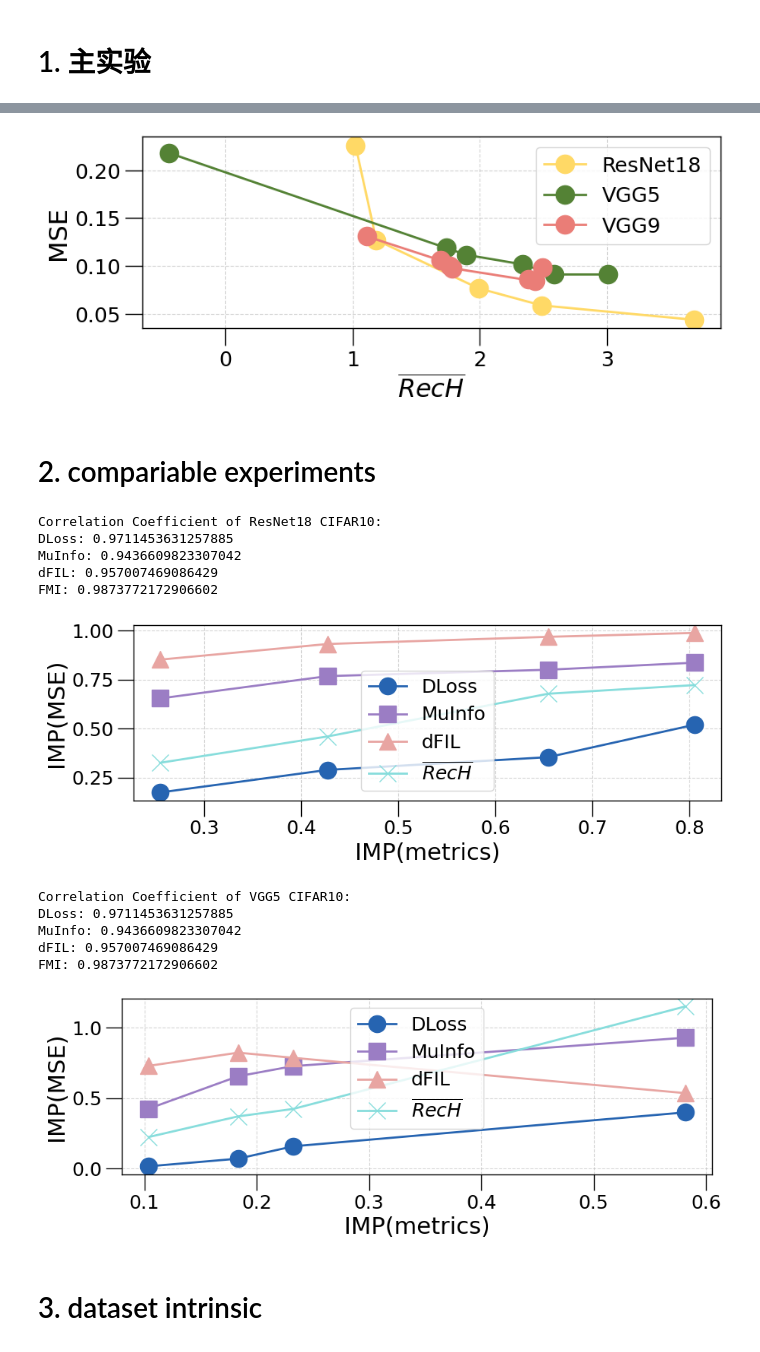
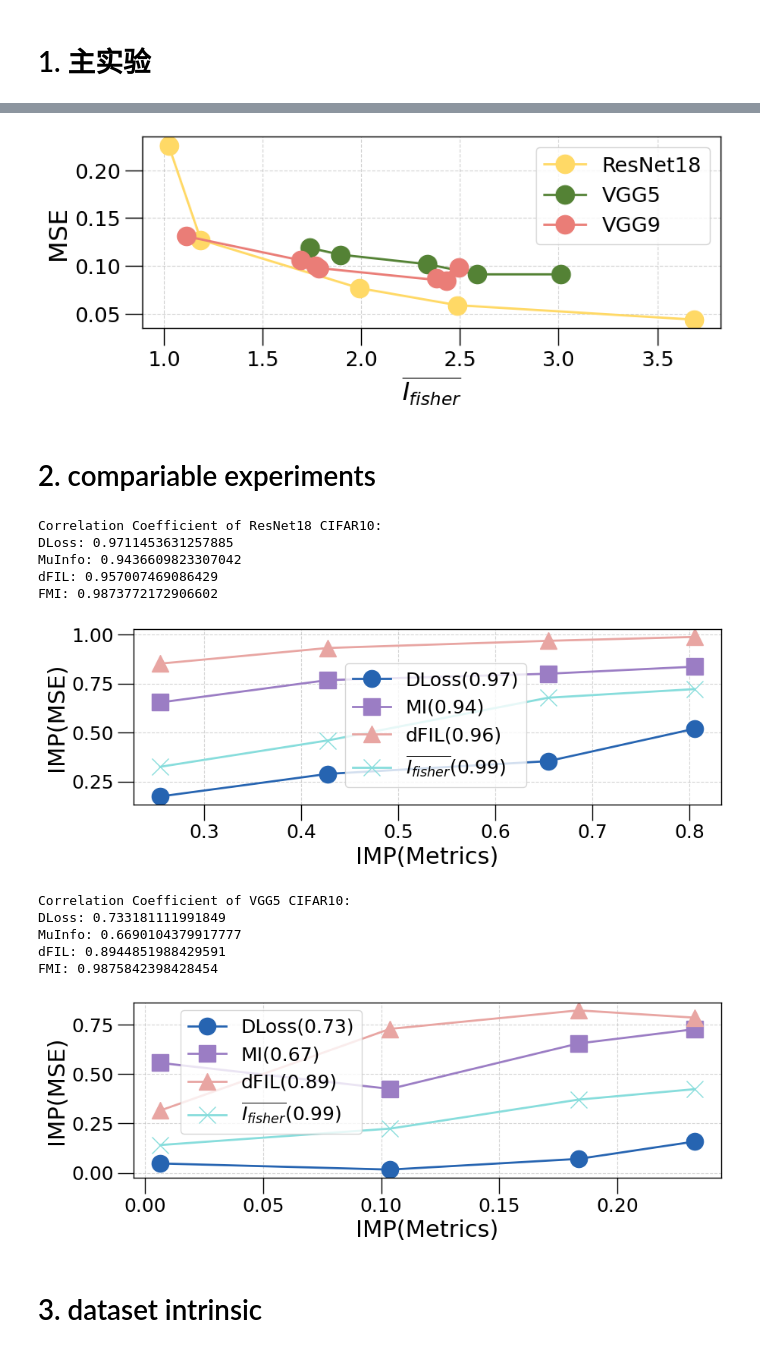
Before and after one commit to Fintech0517/PP-Split, a Jupyter notebook: examples/effectInfo/experiment_figs.ipynb, the cells around one changed output, grey strips where cells are left out. Drawn from its saved outputs; the diff is of its cells as text; code cells hidden in the pictures.

```diff
--- a/examples/effectInfo/experiment_figs.ipynb
+++ b/examples/effectInfo/experiment_figs.ipynb
@@ -168,7 +169,8 @@ plt.savefig('SSIM@aFMI-cifar10.pdf', format='pdf',bbox_inches='tight')
 # FMI vs. MSE
 
 # 横纵坐标题目
-x_name_list = [r'$\overline{RecH}$']
+# x_name_list = [r'$\overline{RecH}$']
+x_name_list = [r'$\overline{I_{fisher}}$']
 y_name_list = ['MSE']
 
 plt.figure(figsize=(9, 3))
@@ -189,7 +191,7 @@ plt.legend()
 # plt.show()
 plt.savefig('MSE@aFMI-cifar10.pdf', format='pdf',bbox_inches='tight')
 # %% [output]
-[figure, old version]
+[figure, new version]
 # %% [markdown]
 # 2. compariable experiments
 # %%
@@ -272,21 +309,25 @@ plt.plot(rMSE_ResNet18_CIFAR10, rFMI_ResNet18_CIFAR10, label=legend[3], color=co
 
 # 添加标题和标签
 # plt.title('Scatter Plot with 4 Groups')
-plt.xlabel('IMP(metrics)')
+plt.xlabel('IMP(Metrics)')
 plt.ylabel('IMP(MSE)')
 
-# 添加图例
-plt.legend()
 
-# 显示图形
-# plt.show()
-plt.savefig('comparison-ResNet18-cifar10.pdf', format='pdf',bbox_inches='tight')
 
 # pearson 相关系数计算
 CC_DLoss = np.corrcoef(rMSE_ResNet18_CIFAR10, rDLoss_ResNet18_CIFAR10)[0, 1]
 CC_MuInfo = np.corrcoef(rMSE_ResNet18_CIFAR10, rMuInfo_ResNet18_CIFAR10)[0, 1]
 CC_dFIL = np.corrcoef(rMSE_ResNet18_CIFAR10, rFIL_ResNet18_CIFAR10)[0, 1]
 CC_FMI = np.corrcoef(rMSE_ResNet18_CIFAR10, rFMI_ResNet18_CIFAR10)[0, 1]
+
+# # 添加图例
+# plt.legend()
+legend_resnet18 = [i+f'({j:.2f})' for i,j in zip(legend,[CC_DLoss,CC_MuInfo,CC_dFIL,CC_FMI])]
+plt.legend(legend_resnet18,loc=(0.36,0.1)) #
+# 显示图形
+# plt.show()
+plt.savefig('comparison-ResNet18-cifar10.pdf', format='pdf',bbox_inches='tight')
+
 print('Correlation Coefficient of ResNet18 CIFAR10:')
 print('DLoss:', CC_DLoss)
 print('MuInfo:', CC_MuInfo)
@@ -298,47 +339,57 @@ DLoss: 0.9711453631257885
 MuInfo: 0.9436609823307042
 dFIL: 0.957007469086429
 FMI: 0.9873772172906602
-[figure, old version]
+[figure, new version]
 # %%
 # VGG5 CIFAR10
 # 创建图形
 plt.figure(figsize=(10, 3))
 
 # 绘制散点图
-plt.plot(rMSE_VGG5_CIFAR10, rDLoss_VGG5_CIFAR10, label=legend[0], color=colors[0], marker='o')
-plt.plot(rMSE_VGG5_CIFAR10, rMuInfo_VGG5_CIFAR10, label=legend[1], color=colors[1], marker='s')
-plt.plot(rMSE_VGG5_CIFAR10, rFIL_VGG5_CIFAR10, label=legend[2], color=colors[2], marker='^')
-plt.plot(rMSE_VGG5_CIFAR10, rFMI_VGG5_CIFAR10, label=legend[3], color=colors[3], marker='x')
+plt.plot(rMSE_VGG5_CIFAR10, rDLoss_VGG5_CIFAR10,  color=colors[0], marker='o')
+plt.plot(rMSE_VGG5_CIFAR10, rMuInfo_VGG5_CIFAR10,  color=colors[1], marker='s')
+plt.plot(rMSE_VGG5_CIFAR10, rFIL_VGG5_CIFAR10,  color=colors[2], marker='^')
+plt.plot(rMSE_VGG5_CIFAR10, rFMI_VGG5_CIFAR10, color=colors[3], marker='x')
 
 # 添加标题和标签
 # plt.title('Scatter Plot with 4 Groups')
-plt.xlabel('IMP(metrics)')
+plt.xlabel('IMP(Metrics)')
 plt.ylabel('IMP(MSE)')
 
+
+
+# pearson 相关系数计算
+CC_DLoss = np.corrcoef(rMSE_VGG5_CIFAR10, rDLoss_VGG5_CIFAR10)[0, 1]
+CC_MuInfo = np.corrcoef(rMSE_VGG5_CIFAR10, rMuInfo_VGG5_CIFAR10)[0, 1]
+CC_dFIL = np.corrcoef(rMSE_VGG5_CIFAR10, rFIL_VGG5_CIFAR10)[0, 1]
+CC_FMI = np.corrcoef(rMSE_VGG5_CIFAR10, rFMI_VGG5_CIFAR10)[0, 1]
+
+# 相关系数标注
+# plt.text(0.12,0.04,f'r={CC_DLoss:.2f}',fontsize=18)
+# plt.text(0.12,0.5,f'r={CC_MuInfo:.2f}',fontsize=18)
+# plt.text(0.12,0.75,f'r={CC_dFIL:.2f}',fontsize=18)
+# plt.text(0.12,0.25,f'r={CC_FMI:.2f}',fontsize=18)
+
 # 添加图例
-plt.legend()
+legend_vgg5 = [i+f'({j:.2f})' for i,j in zip(legend,[CC_DLoss,CC_MuInfo,CC_dFIL,CC_FMI])]
+plt.legend(legend_vgg5,loc=(0.08,0.25))
 
 # 显示图形
 # plt.show()
 plt.savefig('comparison-VGG5-cifar10.pdf', format='pdf',bbox_inches='tight')
 
-# pearson 相关系数计算
-CC_DLoss = np.corrcoef(rMSE_ResNet18_CIFAR10, rDLoss_ResNet18_CIFAR10)[0, 1]
-CC_MuInfo = np.corrcoef(rMSE_ResNet18_CIFAR10, rMuInfo_ResNet18_CIFAR10)[0, 1]
-CC_dFIL = np.corrcoef(rMSE_ResNet18_CIFAR10, rFIL_ResNet18_CIFAR10)[0, 1]
-CC_FMI = np.corrcoef(rMSE_ResNet18_CIFAR10, rFMI_ResNet18_CIFAR10)[0, 1]
 print('Correlation Coefficient of VGG5 CIFAR10:')
 print('DLoss:', CC_DLoss)
 print('MuInfo:', CC_MuInfo)
 print('dFIL:', CC_dFIL)
 print('FMI:', CC_FMI)
 # %% [output]
 Correlation Coefficient of VGG5 CIFAR10:
-DLoss: 0.9711453631257885
-MuInfo: 0.9436609823307042
-dFIL: 0.957007469086429
-FMI: 0.9873772172906602
+DLoss: 0.733181111991849
+MuInfo: 0.6690104379917777
+dFIL: 0.8944851988429591
+FMI: 0.9875842398428454
-[figure, old version]
+[figure, new version]
 # %% [markdown]
 # 3. dataset intrinsic
 # %%
```
Also changed, not shown: parts of 11 cells of this notebook, 21 other files.
